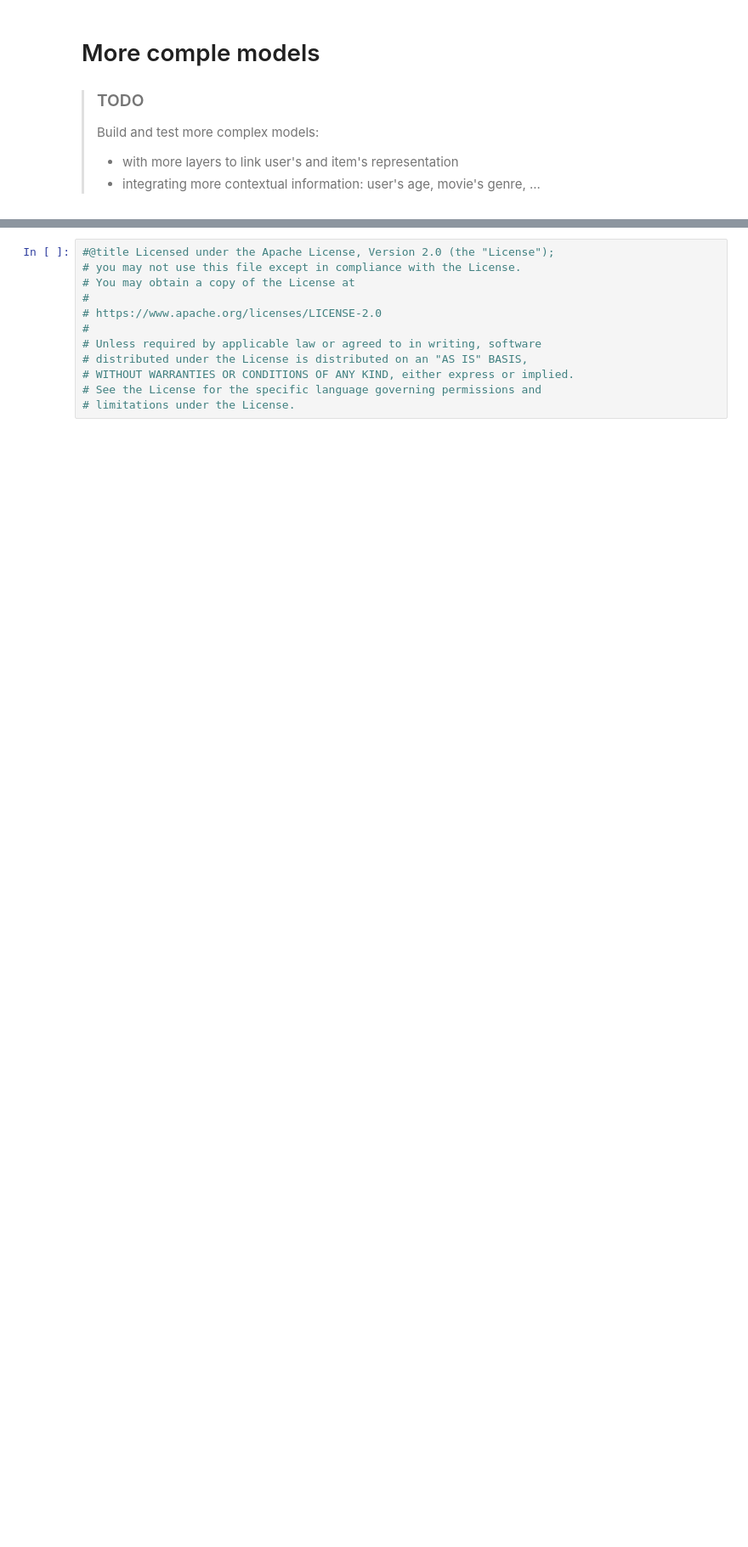
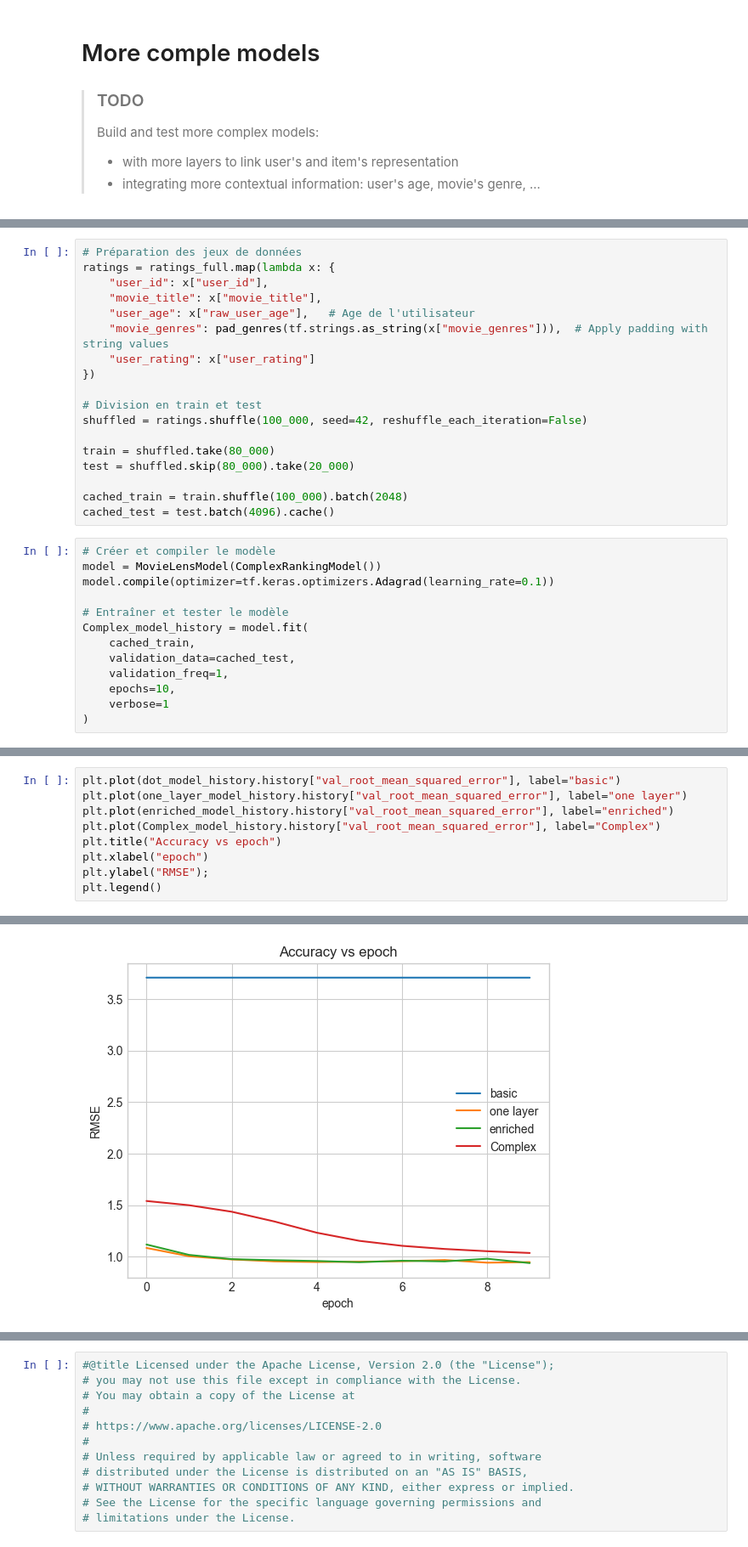
Before and after one commit to ValdesFeudjio/systeme_de_recommandation_TFRS, a Jupyter notebook: valdes_alhasanne-NN_based_recommender_system.ipynb, the cells around one changed output, grey strips where cells are left out. Shown at 85% size. Drawn from its saved outputs; the diff is of its cells as text; blank space fills up the shorter version.

Commit message:
ajout du modèle personnalisé

```diff
--- a/valdes_alhasanne-NN_based_recommender_system.ipynb
+++ b/valdes_alhasanne-NN_based_recommender_system.ipynb
@@ -645,0 +740,31 @@ Several section of this notebook originate from notebooks under the following co
+# %%
+# Préparation des jeux de données
+ratings = ratings_full.map(lambda x: {
+    "user_id": x["user_id"],
+    "movie_title": x["movie_title"],
+    "user_age": x["raw_user_age"],   # Age de l'utilisateur
+    "movie_genres": pad_genres(tf.strings.as_string(x["movie_genres"])),  # Apply padding with string values
+    "user_rating": x["user_rating"]
+})
+
+# Division en train et test
+shuffled = ratings.shuffle(100_000, seed=42, reshuffle_each_iteration=False)
+
+train = shuffled.take(80_000)
+test = shuffled.skip(80_000).take(20_000)
+
+cached_train = train.shuffle(100_000).batch(2048)
+cached_test = test.batch(4096).cache()
+# %%
+# Créer et compiler le modèle
+model = MovieLensModel(ComplexRankingModel())
+model.compile(optimizer=tf.keras.optimizers.Adagrad(learning_rate=0.1))
+
+# Entraîner et tester le modèle
+Complex_model_history = model.fit(
+    cached_train,
+    validation_data=cached_test,
+    validation_freq=1,
+    epochs=10,
+    verbose=1
+)
@@ -645,0 +798,10 @@ Several section of this notebook originate from notebooks under the following co
+# %%
+plt.plot(dot_model_history.history["val_root_mean_squared_error"], label="basic")
+plt.plot(one_layer_model_history.history["val_root_mean_squared_error"], label="one layer")
+plt.plot(enriched_model_history.history["val_root_mean_squared_error"], label="enriched")
+plt.plot(Complex_model_history.history["val_root_mean_squared_error"], label="Complex")
+plt.title("Accuracy vs epoch")
+plt.xlabel("epoch")
+plt.ylabel("RMSE");
+plt.legend()
+# %% [output]
@@ -645,0 +809 @@ Several section of this notebook originate from notebooks under the following co
+[figure, added]
```
Also changed, not shown: parts of 20 cells of this notebook.
